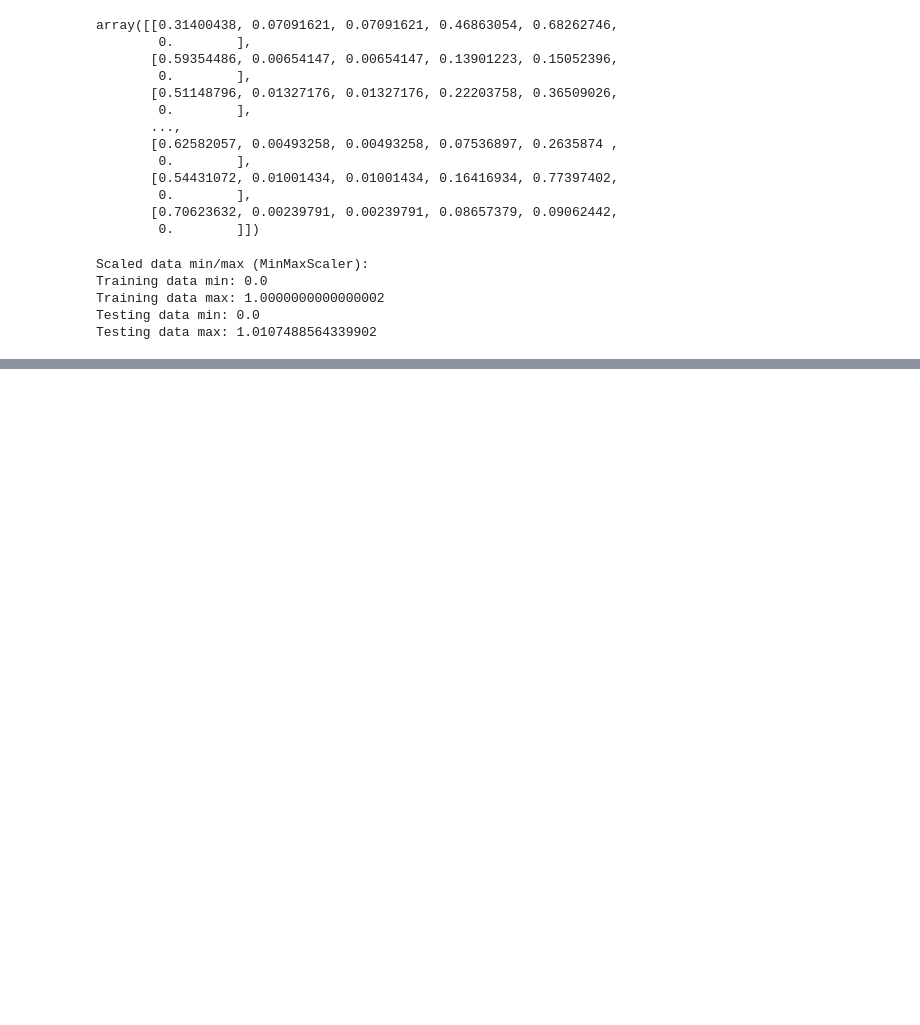
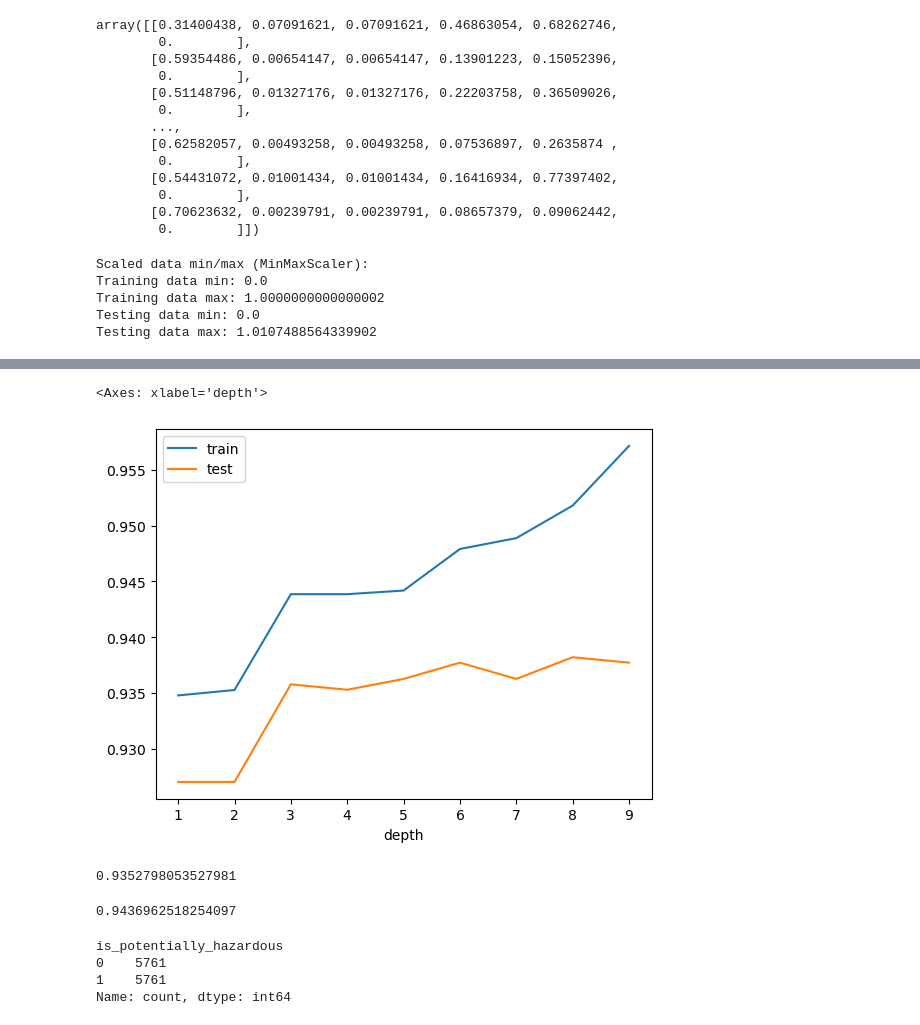
Before and after one commit to rjrdelatorre/project2, a Jupyter notebook: neo_model_dev.ipynb, the cells around one changed output, grey strips where cells are left out. Saved outputs shown, nothing was run; the diff lists cells and outputs as text; code cells hidden in the pictures; blank space fills up the shorter version.

Commit message:
work on random forest and other models

```diff
--- a/neo_model_dev.ipynb
+++ b/neo_model_dev.ipynb
@@ -201,4 +204,4 @@ Testing data max: 1.0107488564339902
 # %%
-svc_standard = SVC(kernel='linear')
+svc_standard = SVC(kernel='rbf')
 svc_standard.fit(X_train_scaled, y_train)
 # %% [output]
@@ -212,0 +216,3 @@ Test Accuracy: 0.927
+# %%
+svc_minmax = SVC(kernel='rbf')
+svc_minmax.fit(X_train_minmax, y_train)
@@ -212,0 +228,29 @@ Test Accuracy: 0.927
+# %%
+# Create a loop to vary the max_depth parameter
+# Make sure to record the train and test scores
+# for each pass.
+
+# Depths should span from 1 up to 40 in steps of 2
+depths = range(1, 10, 1)
+
+# The scores dataframe will hold depths and scores
+# to make plotting easy
+scores = {'train': [], 'test': [], 'depth': []}
+
+# Loop through each depth (this will take time to run)
+for depth in depths:
+    clf = RandomForestClassifier(max_depth=depth)
+    clf.fit(X_train_scaled, y_train)
+
+    train_score = clf.score(X_train_scaled, y_train)
+    test_score = clf.score(X_test_scaled, y_test)
+
+    scores['depth'].append(depth)
+    scores['train'].append(train_score)
+    scores['test'].append(test_score)
+
+# Create a dataframe from the scores dictionary and
+# set the index to depth
+scores_df = pd.DataFrame(scores).set_index('depth')
+
+scores_df.head()
@@ -212,0 +265,22 @@ Test Accuracy: 0.927
+# %%
+# Plot the scores dataframe with the plot method
+scores_df.plot()
+# %% [output]
+<Axes: xlabel='depth'>
+[figure, added]
+# %%
+# Create a Random Forest model
+classifier = RandomForestClassifier(random_state=13, max_depth=3, n_estimators=100)
+
+# Fit (train) or model using the training data
+classifier.fit(X_train_scaled, y_train)
+
+# Calculate the accuracy of the model on the testing data
+classifier.score(X_test_scaled, y_test)
+# %% [output]
+0.9352798053527981
+# %%
+# Calculate the accuracy of the model on the training data
+classifier.score(X_train_scaled, y_train)
+# %% [output]
+0.9436962518254097
@@ -212,0 +298,8 @@ Test Accuracy: 0.927
+# %%
+# Count distinct values
+y_resampled.value_counts()
+# %% [output]
+is_potentially_hazardous
+0    5761
+1    5761
+Name: count, dtype: int64
```
Also changed, not shown: parts of 7 cells of this notebook.
